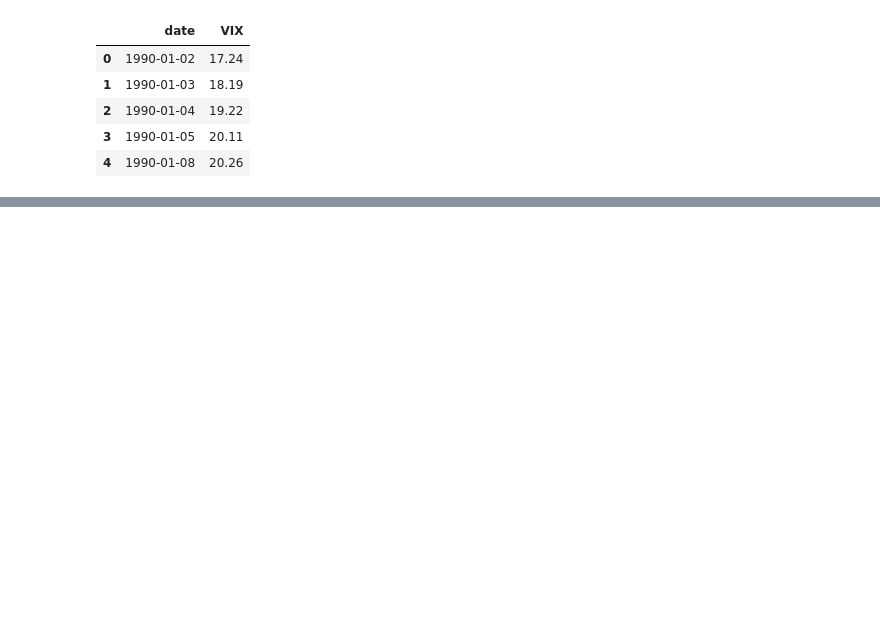
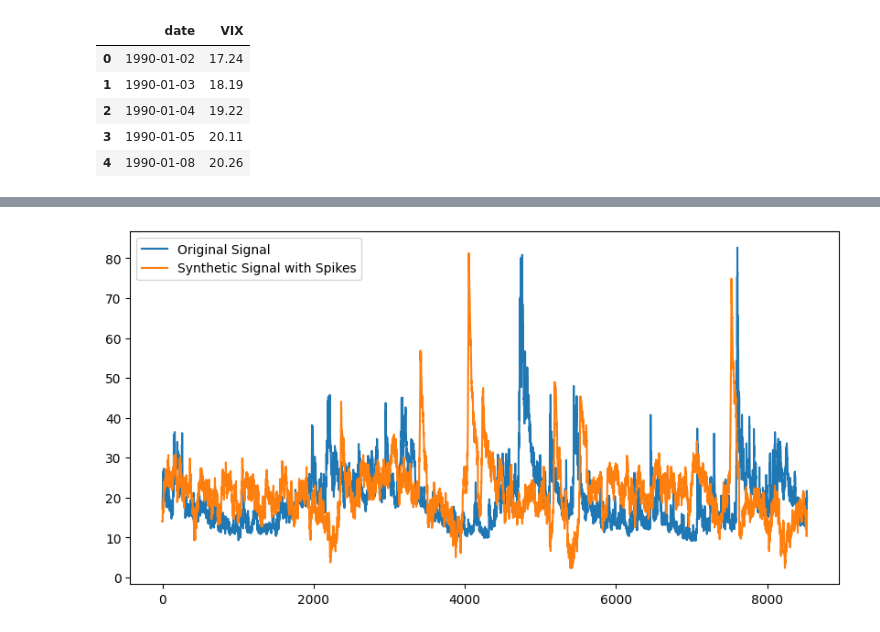
Before and after one commit to AlfaBlok/swanhunt, a Jupyter notebook: vix_generator.ipynb, the cells around one changed output, grey strips where cells are left out. Cells and saved outputs as stored; diff of their text form; code cells hidden in the pictures; blank space fills up the shorter version.

```diff
--- a/vix_generator.ipynb
+++ b/vix_generator.ipynb
@@ -484,0 +489,54 @@ plt.show()
+# %%
+def add_spikes_to_signal(signal, num_spikes, spike_magnitude, in_decay_rate=0.9, out_decay_rate=0.985):
+    # Generate random positions for spikes
+    num_spikes_delta = num_spikes - int(num_spikes)
+    num_spikes = int(num_spikes)
+    if np.random.rand() < num_spikes_delta:
+        num_spikes += 1
+    spike_positions = np.random.choice(len(signal), num_spikes, replace=False)
+
+
+    # Generate random magnitudes for spikes
+    spike_values = np.random.choice([spike_magnitude*0.95, spike_magnitude, spike_magnitude*1.05], num_spikes)
+
+    signal_with_spikes = signal.copy()
+    for pos, val in zip(spike_positions, spike_values):
+        signal_with_spikes[pos] += val
+
+        decay_val = val
+        decay_length = np.random.randint(75, 175)  # Varying decay length
+
+        # Decay to the right
+        for i in range(1, int(decay_length)):
+            if pos+i < len(signal):
+                decay_val *= out_decay_rate
+                signal_with_spikes[pos+i] += decay_val
+            else:
+                break
+
+        # Decay to the left (before the spike)
+        decay_val = val
+        for i in range(1, int(decay_length*0.2)):
+            if pos-i >= 0:
+                decay_val *= in_decay_rate
+                signal_with_spikes[pos-i] += decay_val
+            else:
+                break
+
+    return signal_with_spikes
+
+synthetic_signal = generate_synthetic_signal(original_signal)
+# we shift up the synthetic signal to match the original signal
+synthetic_signal = synthetic_signal + (original_signal.mean() - synthetic_signal.mean())
+
+synthetic_signal_with_spikes = add_spikes_to_signal(synthetic_signal, 5, 30)
+synthetic_signal_with_spikes = add_spikes_to_signal(synthetic_signal_with_spikes, 2, 55)
+
+# Plot
+plt.figure(figsize=(10, 5))
+plt.plot(original_signal, label='Original Signal')
+plt.plot(synthetic_signal_with_spikes, label='Synthetic Signal with Spikes')
+plt.legend()
+plt.show()
+# %% [output]
+[figure, added]
```
Also changed, not shown: parts of 36 cells of this notebook, 1 other file.
